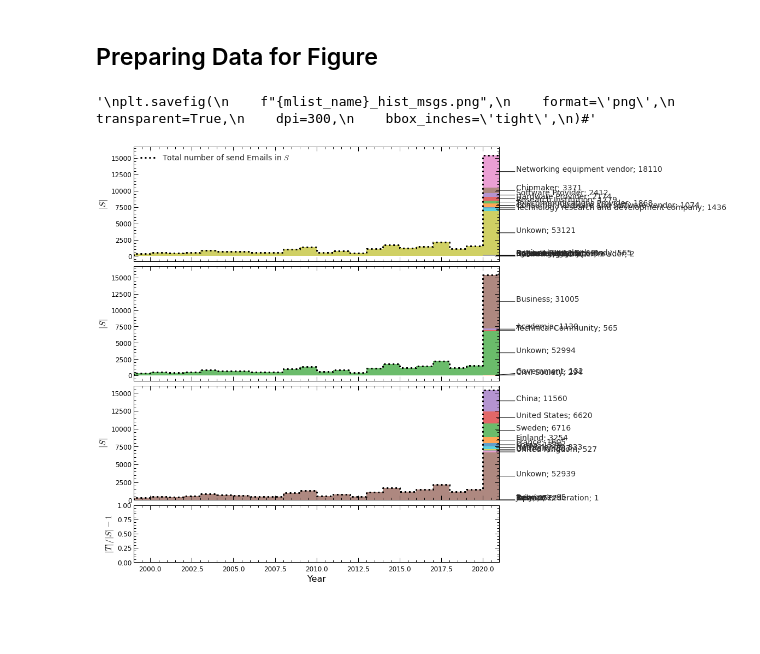
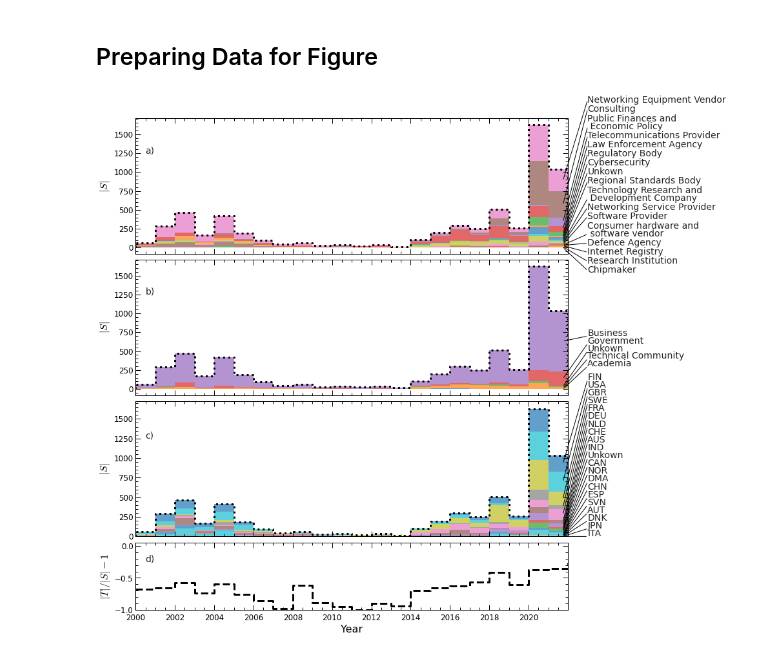
Before and after one commit to Christovis/standardization-of-lawful-interception-technologies-in-the-3GPP, a Jupyter notebook: notebooks/3GPP_LI_history.ipynb, the cells around one changed output. Drawn from its saved outputs; the diff is of its cells as text; code cells hidden in the pictures; blank space fills up the shorter version.

```diff
--- a/notebooks/3GPP_LI_history.ipynb
+++ b/notebooks/3GPP_LI_history.ipynb
@@ -51,25 +111,29 @@ df_orgcat = ORGA.remove_leading_and_trailing_whitespaces(df_orgcat)
 
 # choose columns of interest
 df_nation = df_orgcat[[
-    "name",
+    "full name",
     "nationality",
     "email domain names",
 ]]
 # filter out all non-empty cells
 df_nation = df_nation.dropna()
+# use abbriviation for the figures
+df_nation["nationality"] = df_nation["nationality"].apply(lambda x: country_abbr_dict[x])
 
 # choose columns of interest
 df_seccat = df_orgcat[[
-    "name",
+    "full name",
     "category",
     "email domain names",
 ]]
 # filter out all non-empty cells
 df_seccat = df_seccat.dropna(subset=["category", "email domain names"])
 df_seccat = ORGA.expand_rows_with_multiple_entries(df_seccat, column='category')
+# use abbriviation for the figures
+df_seccat["category"] = df_seccat["category"].apply(lambda x: category_abbr_dict[x])
 # %%
 # Load Search-set (Sset)
-mlist_name = "3GPP_TSG_SA_WG3"
+mlist_name = "3GPP_TSG_SA_WG3_LI"
 
 mlist = ListservMailList.from_mbox(
     name=mlist_name,
@@ -284,18 +352,25 @@ for cat, dic in results_cat.items():
 
     arrow_y1 = [sset_counts_total[idx] + counts[idx]/2 for idx, year in enumerate(years) if year == arrow_x1][0]
     if first:
-        arrow_y2 = arrow_y1
+        arrow_y2 = -300
         first = False
     else:
-        arrow_y2 = arrow_y1 #+ 100
+        arrow_y2 = arrow_y2 + 120
 
-    axis[0].text(arrow_x2, arrow_y2, f"{cat}; {np.sum(counts)}",)
     axis[0].annotate(
         '',
         xy=(arrow_x1-0.25, arrow_y1), xycoords='data',
         xytext=(arrow_x2, arrow_y2), textcoords='data',
         arrowprops=dict(arrowstyle="-", connectionstyle="arc3"),
     )
+
+    if '\n' in cat:
+        axis[0].text(arrow_x2, arrow_y2-30, f"{cat}", linespacing=0.8)
+        arrow_y2 = arrow_y2 + 110
+    else:
+        axis[0].text(arrow_x2, arrow_y2-30, f"{cat}")
+
+    #axis[0].text(arrow_x2, arrow_y2, f"{cat}; {np.sum(counts)}",)
     sset_counts_total += counts
 
 sset_counts_total = np.zeros(len(np.arange(year_of_first_msg, year_of_last_msg+1)) * 2)
@@ -319,9 +394,10 @@ for shgr, dic in results_shgr.items():
         arrow_y2 = arrow_y1 + 300
         first = False
     else:
-        arrow_y2 = arrow_y1 #+ 100
+        arrow_y2 = arrow_y2 + 100
 
-    axis[1].text(arrow_x2, arrow_y2, f"{shgr}; {np.sum(counts)}",)
+    axis[1].text(arrow_x2, arrow_y2, f"{shgr}",)
+    #axis[1].text(arrow_x2, arrow_y2, f"{shgr}; {np.sum(counts)}",)
     axis[1].annotate(
         '',
         xy=(arrow_x1-0.25, arrow_y1), xycoords='data',
@@ -351,9 +427,10 @@ for nation, dic in results_nat.items():
         arrow_y2 = arrow_y1
         first = False
     else:
-        arrow_y2 = arrow_y1 #+ 100
+        arrow_y2 = arrow_y2 + 100
 
-    axis[2].text(arrow_x2, arrow_y2, f"{nation}; {np.sum(counts)}",)
+    axis[2].text(arrow_x2, arrow_y2, f"{nation}",)
+    #axis[2].text(arrow_x2, arrow_y2, f"{nation}; {np.sum(counts)}",)
     axis[2].annotate(
         '',
         xy=(arrow_x1-0.25, arrow_y1), xycoords='data',
@@ -362,14 +439,14 @@ for nation, dic in results_nat.items():
     )
     sset_counts_total += counts
 
-# axis[3].plot(
-#     years,
-#     tset_counts_total / sset_counts_total - 1,
-#     linewidth=3,
-#     linestyle='--',
-#     color='k',
-#     drawstyle='steps',
-# )
+axis[3].plot(
+    years,
+    tset_counts_total / sset_counts_total - 1,
+    linewidth=3,
+    linestyle='--',
+    color='k',
+    drawstyle='steps',
+)
 # axis[3].hlines(
 #     y=0,
 #     xmin=year_of_first_msg,
@@ -386,34 +463,39 @@ for idx in range(len(axis)-1):
         linewidth=3,
         linestyle=':',
         color='k',
         drawstyle='steps',
-        label=r'Total number of send Emails in $S$',
     )
     axis[idx].set_ylabel(r'$|S|$')
 
+
 for idx in range(len(axis)):
     axis[idx].set_xlim(year_of_first_msg, year_of_last_msg)
+
+panel_label = {"a": 1250, "b": 1250, "c": 1250, "d": -0.25}
+for idx, (lab, ypos) in enumerate(panel_label.items()):
+    axis[idx].text(2000.5, ypos, f"{lab})")
 
 axis[2].set_ylim(0, np.max(sset_counts_total)+100)
 axis[0].legend(
     loc=2,
     edgecolor='white',
     facecolor='white',
     framealpha=0.7,
     #ncol=3,
 )
 
+axis[3].set_xticks(np.arange(2000, 2022, 2))
 axis[3].set_xlabel('Year')
 axis[3].set_ylabel(r'$|T| / |S| - 1$')
+axis[3].set_ylim(-1., 0.05)
 
-"""
+#"""
 plt.savefig(
     f"{mlist_name}_sset_hist_msgs.png",
     format='png',
     transparent=True,
     dpi=300,
     bbox_inches='tight',
 )#"""
 # %% [output]
-'\nplt.savefig(\n    f"{mlist_name}_hist_msgs.png",\n    format=\'png\',\n    transparent=True,\n    dpi=300,\n    bbox_inches=\'tight\',\n)#'
-[figure, old version]
+[figure, new version]
```
Also changed, not shown: parts of 17 cells of this notebook, 1 other file.
